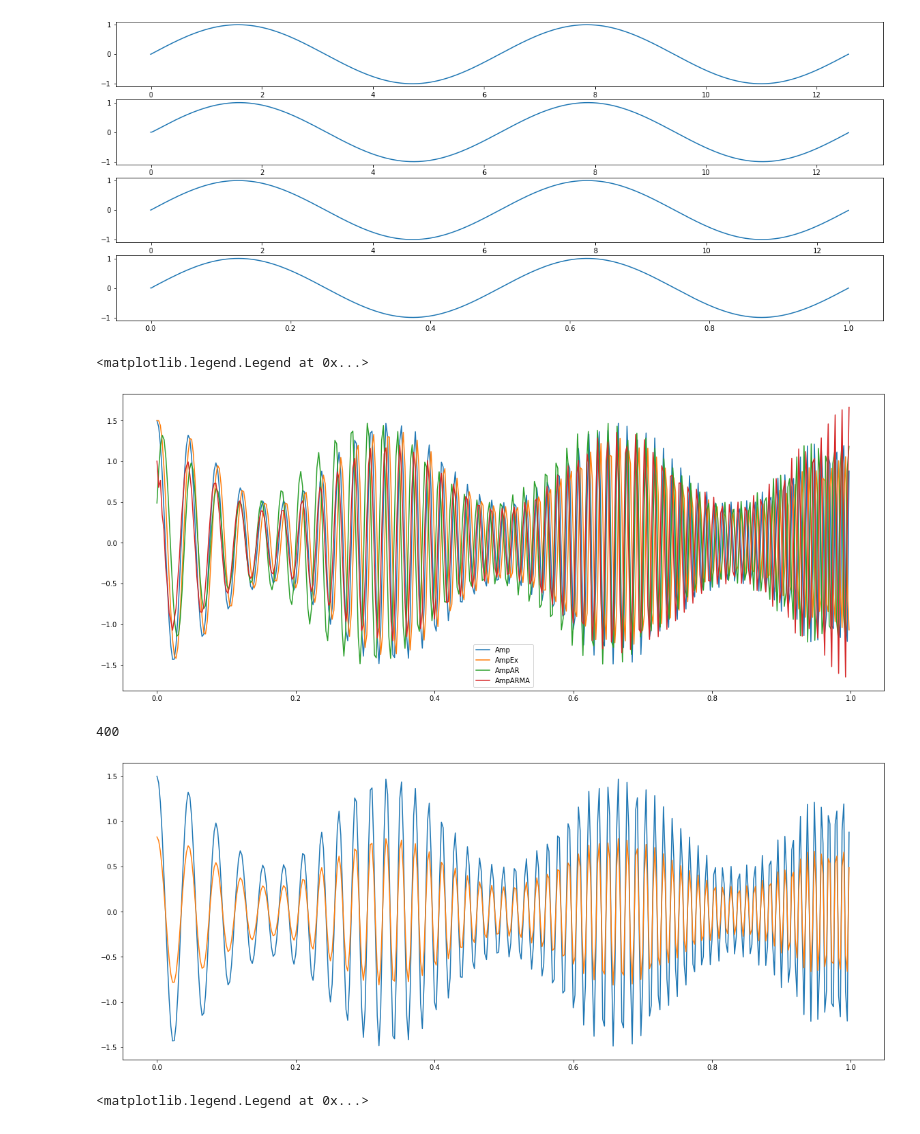
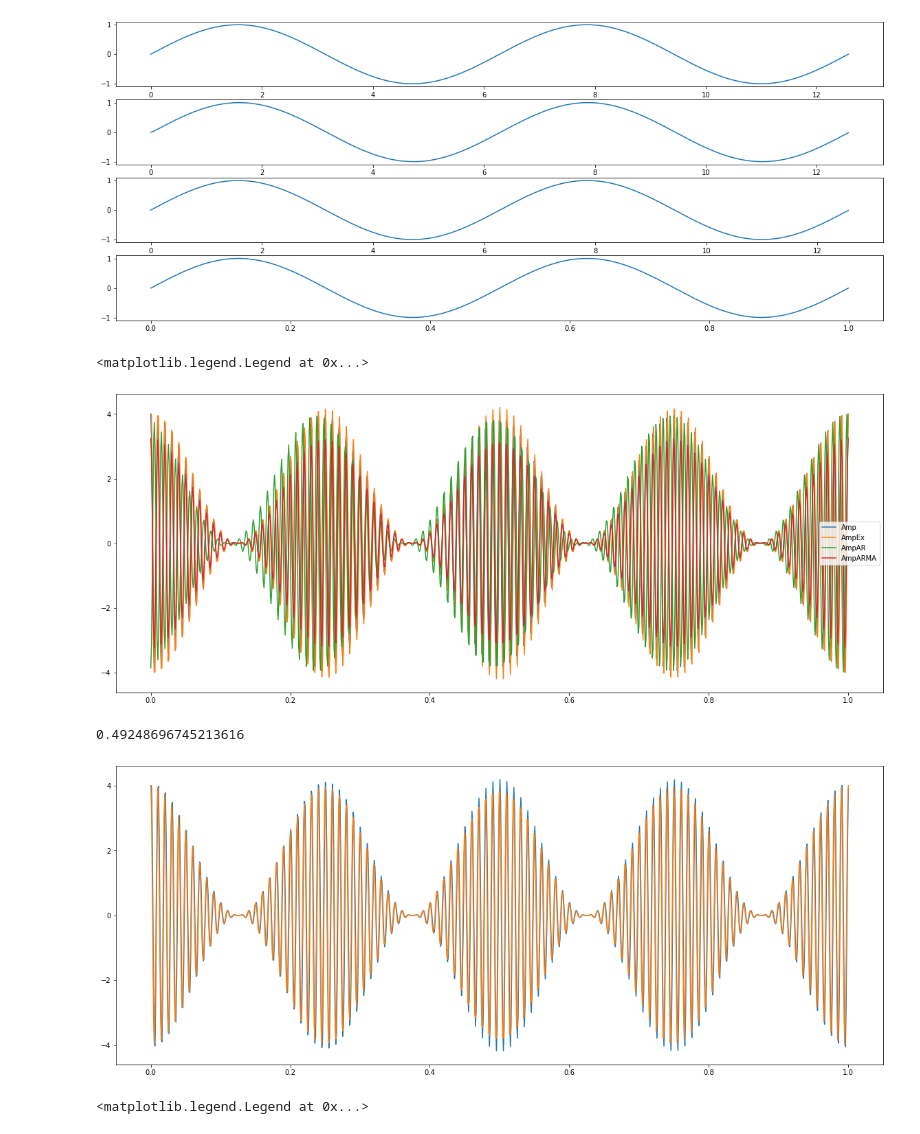
Before and after one commit to Max25112/PythonApplication1, a Jupyter notebook: PythonApplication1/p2.ipynb, the cells around one changed output. Saved outputs shown, nothing was run; the diff lists cells and outputs as text; code cells hidden in the pictures.

```diff
--- a/PythonApplication1/p2.ipynb
+++ b/PythonApplication1/p2.ipynb
@@ -114,6 +120,13 @@ def createFreq(leng):
     for i, t in enumerate(time):
         product[i] = np.sin(2. * np.pi * (carrier_frequency * t + modulator[i]))
     return product
+# %%
+def createAmp(leng, xMax,freq_m,freq_c,amp, modul):
+    t = np.linspace(0, xMax, leng)
+    signal = amp*(1+modul*np.cos(2*np.pi*freq_m*t))*np.cos(2*np.pi*freq_c*t)
+    #fig = plt.figure(figsize=(12,3))
+    #plt.plot(t, signal, label='signal')
+    return t,signal
 # %% [markdown]
 ## Создание графиков
 # %%
@@ -124,7 +137,7 @@ plt.plot(xsin, ysin, label="Data")
 [figure]
 # %%
 fig = plt.figure(figsize=(12,3))
-xAmp, yAmp=createAmp(1, 400)
+xAmp, yAmp= createAmp(1000, 1.0, 4, 100, 2, 1.0)#createAmp(1, 400)
 plt.plot(xAmp, yAmp, label='signal')
 # %% [output]
 [<matplotlib.lines.Line2D at 0x...>]
@@ -173,24 +186,25 @@ plt.plot(LengArr(1,f_ARMA(ysin, 1,1)), f_ARMA(ysin, 1, 1), label="SinARMA")
 # %%
 plt.figure(figsize=(20, 8))
 plt.plot(xAmp, yAmp, label="Amp")
-plt.plot(xAmp, f_ex(yAmp, 0.8), label="AmpEx")
+plt.plot(xAmp, f_ex(yAmp, 2), label="AmpEx")
 k=15
 plt.plot(LengArr(1,f_AR(yAmp,k)), f_AR(yAmp,k), label="AmpAR")
-plt.plot(xAmp, f_ARMA(yAmp, 0, 2), label="AmpARMA")
+plt.plot(xAmp, f_ARMA(yAmp, 1, 0), label="AmpARMA")
 plt.legend()
 # %% [output]
 <matplotlib.legend.Legend at 0x...>
-[figure, old version]
+[figure, new version]
 # %%
 plt.figure(figsize=(20, 8))
-p=1
-q=0
+p=0
+q=1
+
+plt.plot(xAmp, f_ex(yAmp, 1.7), label="AmpEx")
 plt.plot(xAmp, yAmp, label="Amp")
-plt.plot(xAmp, f_ARMA(yAmp, p, q), label="AmpARMA")
-len( f_ARMA(yAmp, p, q))
+mean_squared_error(yAmp,f_ex(yAmp, 1.6))
 # %% [output]
-400
+0.49248696745213616
-[figure, old version]
+[figure, new version]
 # %%
 plt.figure(figsize=(20, 4))
 plt.plot(xAmp, yAmp, label="Amp")
```
Also changed, not shown: parts of 6 cells of this notebook, 1 other file.
